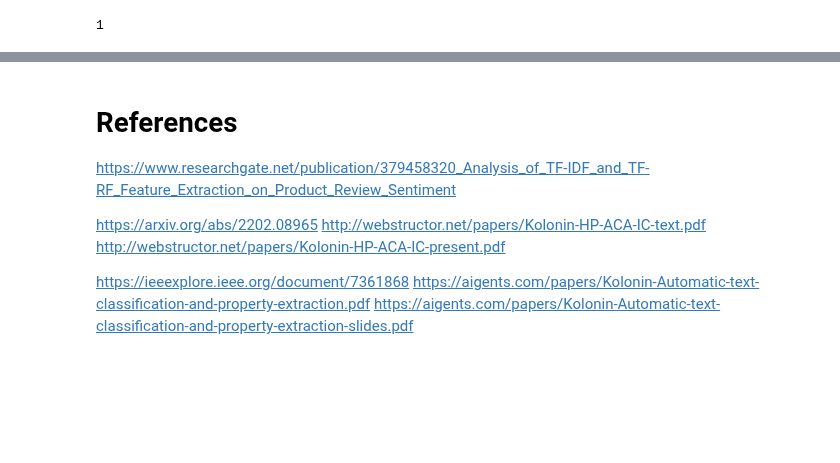
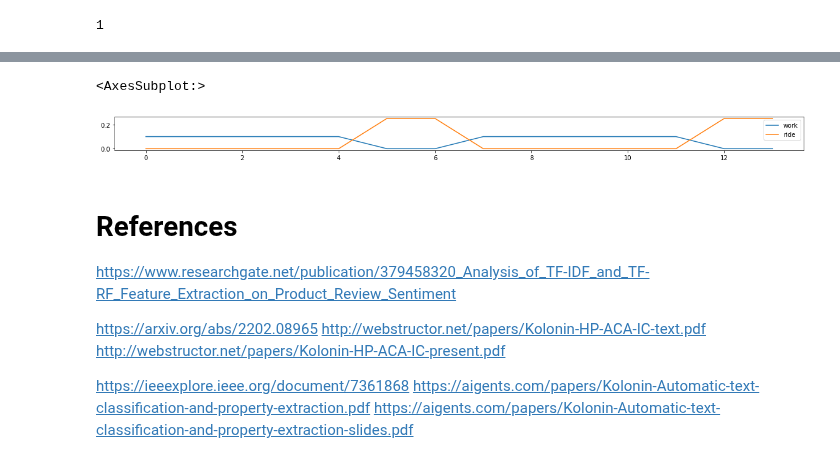
Before and after one commit to aigents/pygents, a Jupyter notebook: notebooks/nlp/sentiment/pattern_learn_test.ipynb, the cells around one changed output, grey strips where cells are left out. Cells and saved outputs as stored; diff of their text form; code cells hidden in the pictures; blank space fills up the shorter version.

```diff
--- a/notebooks/nlp/sentiment/pattern_learn_test.ipynb
+++ b/notebooks/nlp/sentiment/pattern_learn_test.ipynb
@@ -139,0 +335,11 @@ x[('a')]
+# %%
+daily_topics = []
+for d in daily_words:
+    day_topics = [d[0]]
+    for t in feature_topics:
+        day_topics.append(d[1][t] if t in d[1] else 0)
+    daily_topics.append(day_topics)
+
+
+df = pd.DataFrame( daily_topics, columns=['day']+feature_topics )
+df
@@ -140,3 +362,8 @@ x[('a')]
+# %%
+df[['work','ride']].plot()
+# %% [output]
+<AxesSubplot:>
+[figure, added]
 # %% [markdown]
 # References
 https://www.researchgate.net/publication/379458320_Analysis_of_TF-IDF_and_TF-RF_Feature_Extraction_on_Product_Review_Sentiment
```
Also changed, not shown: parts of 12 cells of this notebook.
